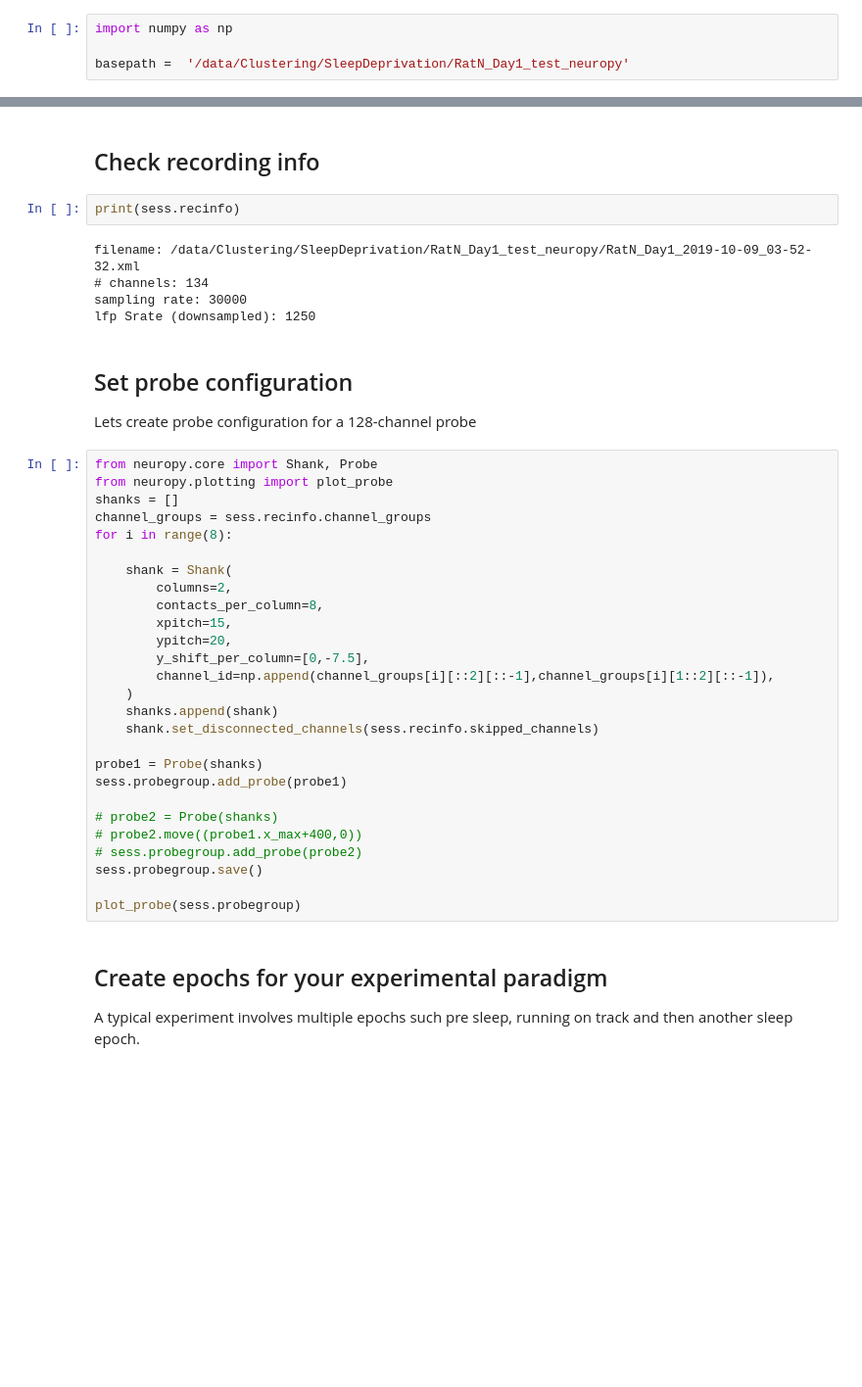
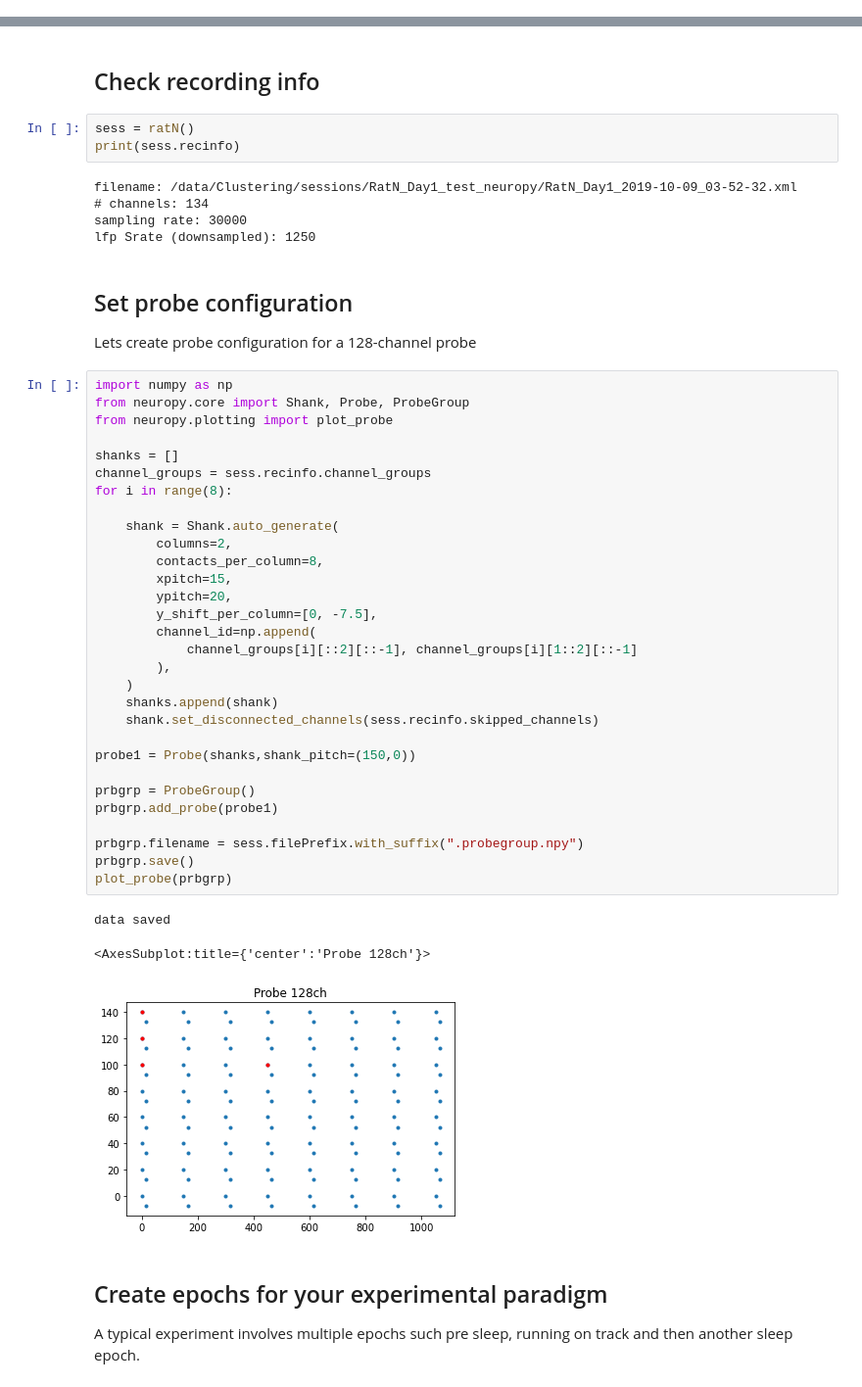
Before and after one commit to diba-lab/NeuroPy, a Jupyter notebook: examples/example_session.ipynb, the cells around one changed output, grey strips where cells are left out. Shown at 98% size. Saved outputs shown, nothing was run; the diff lists cells and outputs as text; blank space fills up the shorter version.

Commit message:
example session updated

```diff
--- a/examples/example_session.ipynb
+++ b/examples/example_session.ipynb
@@ -1,4 +0,0 @@
-# %%
-import numpy as np
-
-basepath =  '/data/Clustering/SleepDeprivation/RatN_Day1_test_neuropy'
@@ -5,9 +40,10 @@ basepath =  '/data/Clustering/SleepDeprivation/RatN_Day1_test_neuropy'
 # %% [markdown]
 ## Check recording info
 # %%
+sess = ratN()
 print(sess.recinfo)
 # %% [output]
-filename: /data/Clustering/SleepDeprivation/RatN_Day1_test_neuropy/RatN_Day1_2019-10-09_03-52-32.xml
+filename: /data/Clustering/sessions/RatN_Day1_test_neuropy/RatN_Day1_2019-10-09_03-52-32.xml
 # channels: 134
 sampling rate: 30000
 lfp Srate (downsampled): 1250
@@ -15,32 +51,39 @@ lfp Srate (downsampled): 1250
 ## Set probe configuration
 Lets create probe configuration for a 128-channel probe
 # %%
-from neuropy.core import Shank, Probe
+import numpy as np
+from neuropy.core import Shank, Probe, ProbeGroup
 from neuropy.plotting import plot_probe
+
 shanks = []
 channel_groups = sess.recinfo.channel_groups
 for i in range(8):
 
-    shank = Shank(
+    shank = Shank.auto_generate(
         columns=2,
         contacts_per_column=8,
         xpitch=15,
         ypitch=20,
-        y_shift_per_column=[0,-7.5],
-        channel_id=np.append(channel_groups[i][::2][::-1],channel_groups[i][1::2][::-1]),
+        y_shift_per_column=[0, -7.5],
+        channel_id=np.append(
+            channel_groups[i][::2][::-1], channel_groups[i][1::2][::-1]
+        ),
     )
     shanks.append(shank)
     shank.set_disconnected_channels(sess.recinfo.skipped_channels)
 
-probe1 = Probe(shanks)
-sess.probegroup.add_probe(probe1)
+probe1 = Probe(shanks,shank_pitch=(150,0))
 
-# probe2 = Probe(shanks)
-# probe2.move((probe1.x_max+400,0))
-# sess.probegroup.add_probe(probe2)
-sess.probegroup.save()
+prbgrp = ProbeGroup()
+prbgrp.add_probe(probe1)
 
-plot_probe(sess.probegroup)
+prbgrp.filename = sess.filePrefix.with_suffix(".probegroup.npy")
+prbgrp.save()
+plot_probe(prbgrp)
+# %% [output]
+data saved
+<AxesSubplot:title={'center':'Probe 128ch'}>
+[figure, added]
 # %% [markdown]
 ## Create epochs for your experimental paradigm
 A typical experiment involves multiple epochs such pre sleep, running on track and then another sleep epoch.
```
Also changed, not shown: parts of 30 cells of this notebook, 1 other file.
